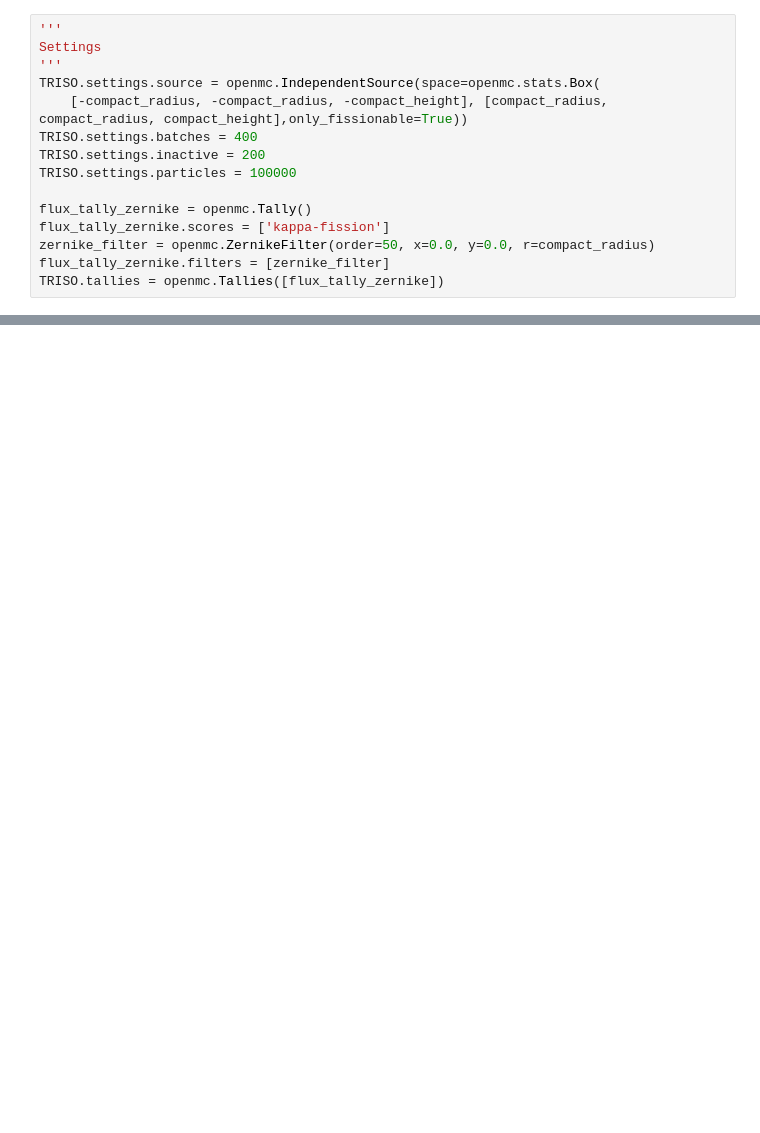
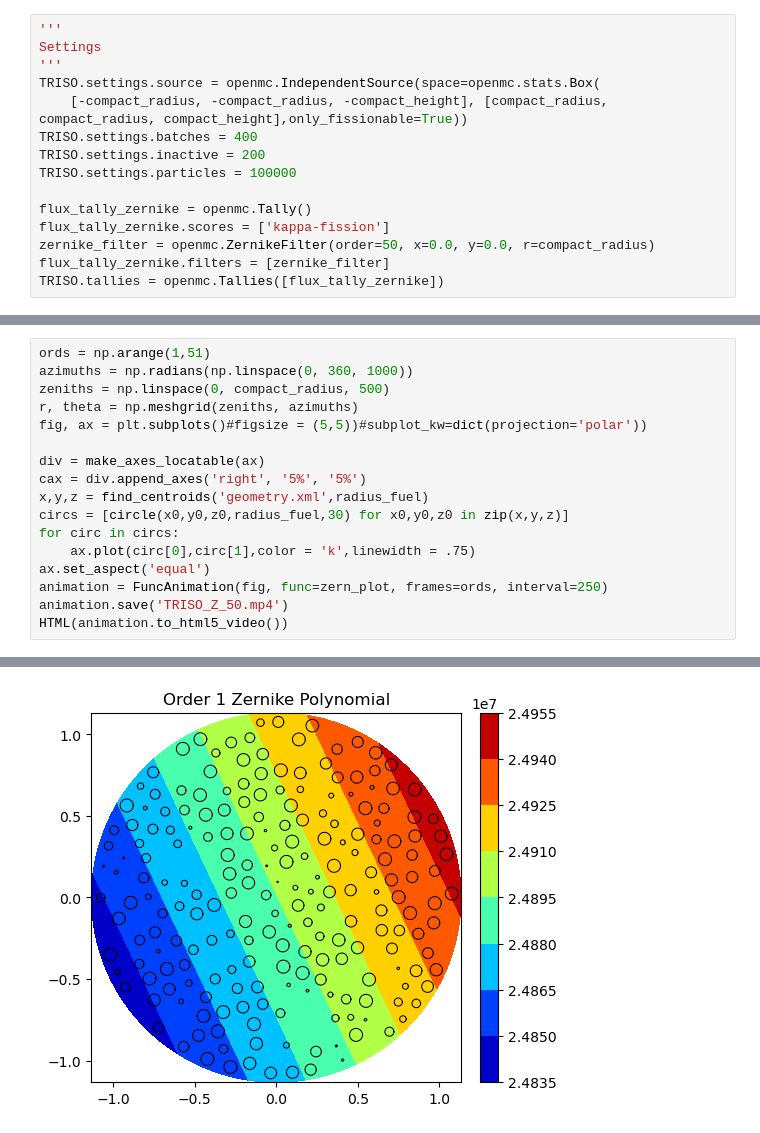
Before and after one commit to nglaser3/OpenMC_FETs, a Jupyter notebook: TRISO_Model/TRISO_compact.ipynb, the cells around one changed output, grey strips where cells are left out. Saved outputs shown, nothing was run; the diff lists cells and outputs as text; blank space fills up the shorter version.

```diff
--- a/TRISO_Model/TRISO_compact.ipynb
+++ b/TRISO_Model/TRISO_compact.ipynb
@@ -109,0 +192,18 @@ TRISO.export_to_model_xml('BUrr.xml')
+# %%
+ords = np.arange(1,51)
+azimuths = np.radians(np.linspace(0, 360, 1000))
+zeniths = np.linspace(0, compact_radius, 500)
+r, theta = np.meshgrid(zeniths, azimuths)
+fig, ax = plt.subplots()#figsize = (5,5))#subplot_kw=dict(projection='polar'))
+
+div = make_axes_locatable(ax)
+cax = div.append_axes('right', '5%', '5%')
+x,y,z = find_centroids('geometry.xml',radius_fuel)
+circs = [circle(x0,y0,z0,radius_fuel,30) for x0,y0,z0 in zip(x,y,z)]
+for circ in circs:
+    ax.plot(circ[0],circ[1],color = 'k',linewidth = .75)
+ax.set_aspect('equal')
+animation = FuncAnimation(fig, func=zern_plot, frames=ords, interval=250)
+animation.save('TRISO_Z_50.mp4')
+HTML(animation.to_html5_video())
+# %% [output]
@@ -109,0 +211 @@ TRISO.export_to_model_xml('BUrr.xml')
+[figure, added]
```
Also changed, not shown: parts of 16 cells of this notebook, 6 other files.
